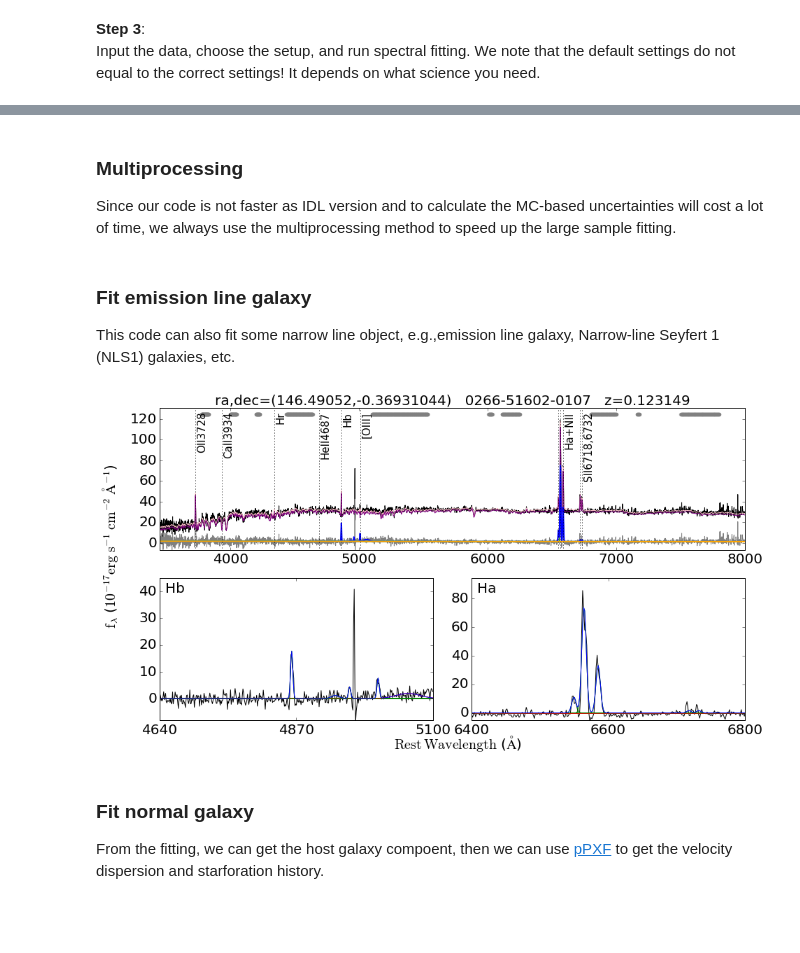
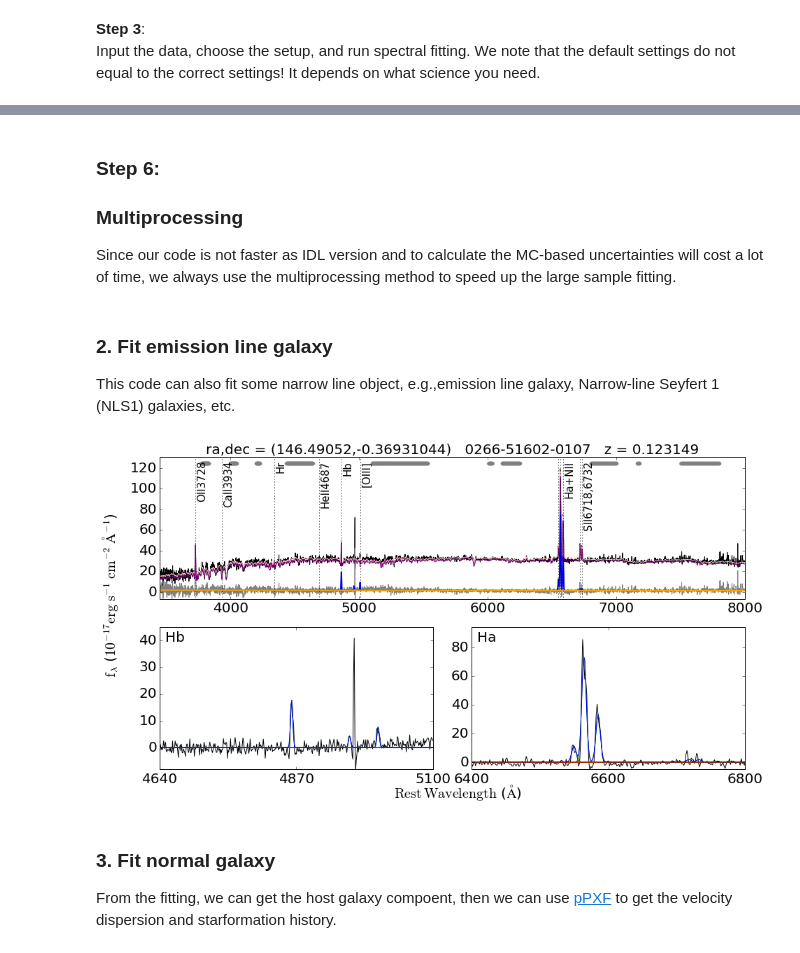
Before and after one commit to legolason/PyQSOFit, a Jupyter notebook: example.ipynb, the cells around one changed output, grey strips where cells are left out. Cells and saved outputs as stored; diff of their text form; code cells hidden in the pictures; blank space fills up the shorter version.

```diff
--- a/example.ipynb
+++ b/example.ipynb
@@ -248,4 +271,5 @@ Hb complex:
 # %% [markdown]
+### Step 6:
 ### Multiprocessing
 Since our code is not faster as IDL version and to calculate the MC-based uncertainties will cost a lot of time, we always use the multiprocessing method to speed up the large sample fitting.
 # %%
@@ -268,12 +292,12 @@ def job(files):
 
     q = QSOFit(lam, flux, err, z, ra = ra, dec = dec, plateid = plateid, mjd = mjd, fiberid = fiberid, path = path1)
 
-    q.Fit(name = None,nsmooth = 1, and_or_mask = False, deredden = True, reject_badpix = False, wave_range = None, wave_mask =None,\
-       decomposition_host = True, Mi = None, npca_gal = 5, npca_qso = 20, \
-       Fe_uv_op = True, poly = True, BC = False, rej_abs = False, initial_guess = None, MC = False, \
-        n_trails = 5, linefit = True, tie_lambda = True, tie_width = True, tie_flux_1 = False, tie_flux_2 = False,
-       save_result = False, plot_fig = True,save_fig = True, plot_line_name = True, plot_legend = True, \
-          dustmap_path = path4, save_fig_path = path3, save_fits_path = path2,save_fits_name = None)
+    q.Fit(name = None, nsmooth = 1, and_or_mask = False, deredden = True, reject_badpix = False, wave_range = None,\
+          wave_mask =None, decomposition_host = True, Mi = None, npca_gal = 5, npca_qso = 20, \
+          Fe_uv_op = True, poly = True, BC = False, rej_abs = False, initial_guess = None, MC = False, \
+          n_trails = 5, linefit = True, tie_lambda = True, tie_width = True, tie_flux_1 = False, tie_flux_2 = False,
+          save_result = False, plot_fig = True,save_fig = True, plot_line_name = True, plot_legend = True, \
+          dustmap_path = path4, save_fig_path = path3, save_fits_path = path2, save_fits_name = None)
 
 if __name__ == '__main__':
     start = timeit.default_timer()
@@ -288,37 +312,36 @@ if __name__ == '__main__':
     end = timeit.default_timer()
     print('Fitting finished in : '+str(np.round(end-start))+'s')
 # %% [markdown]
-### Fit emission line galaxy
+### 2. Fit emission line galaxy
 This code can also fit some narrow line object, e.g.,emission line galaxy, Narrow-line Seyfert 1 (NLS1) galaxies, etc.
 # %%
-data=fits.open(path1+'test/data/galaxy/spec-0266-51602-0107.fits')
-lam=10**data[1].data['loglam']        # OBS wavelength [A]
-flux=data[1].data['flux']             # OBS flux [erg/s/cm^2/A]
-err=1./np.sqrt(data[1].data['ivar'])  # 1 sigma error
-err[np.where(err == np.inf)] = 100    # set an upper limit for INF err
-z=data[2].data['z'][0]                # Redshift
+data = fits.open(path1+'test/data/galaxy/spec-0266-51602-0107.fits')
+lam = 10**data[1].data['loglam']        # OBS wavelength [A]
+flux = data[1].data['flux']             # OBS flux [erg/s/cm^2/A]
+err = 1./np.sqrt(data[1].data['ivar'])  # 1 sigma error
+z = data[2].data['z'][0]                # Redshift
 
 
 #Optinal
 ra=data[0].header['plug_ra']          # RA
 dec=data[0].header['plug_dec']        # DEC
 plateid = data[0].header['plateid']   # SDSS plate ID
 mjd = data[0].header['mjd']           # SDSS MJD
 fiberid = data[0].header['fiberid']   # SDSS fiber ID
 
 
 
-q = QSOFit(lam,flux,err,z,ra=ra,dec=dec,plateid= plateid,mjd=mjd,fiberid= fiberid,path = path)
+q = QSOFit(lam, flux, err, z, ra = ra, dec = dec, plateid = plateid, mjd = mjd, fiberid = fiberid, path = path)
 
-q.Fit(name=None, nsmooth =1, and_or_mask = False,deredden = True,reject_badpix = False,wave_range =None,wave_mask =None,\
-   decomposition_host = True, Mi = None, npca_gal = 5, npca_qso = 20,\
-   Fe_uv_op = True, poly = False, BC = False, rej_abs = False,initial_guess = None, MC = True, \
-    n_trails = 1,linefit = True, tie_lambda = True, tie_width = True, tie_flux_1 = True,tie_flux_2 = True,
-   save_result = True, plot_fig = True,save_fig = True,plot_line_name = True, plot_legend = False, \
-      dustmap_path='/Users/legolason/study/sed/dustmap/',save_fig_path =path3,save_fits_path= None, save_fits_name = None)
+q.Fit(name=None, nsmooth =1, and_or_mask = False, deredden = True, reject_badpix = False,wave_range = None,\
+      wave_mask = None, decomposition_host = True, Mi = None, npca_gal = 5, npca_qso = 20,\
+      Fe_uv_op = True, poly = False, BC = False, rej_abs = False, initial_guess = None, MC = True, \
+      n_trails = 1, linefit = True, tie_lambda = True, tie_width = True, tie_flux_1 = True, tie_flux_2 = True,
+      save_result = True, plot_fig = True, save_fig = True, plot_line_name = True, plot_legend = False, \
+      dustmap_path = path4, save_fig_path = path3, save_fits_path = None, save_fits_name = None)
 # %% [output]
-[figure, old version]
+[figure, new version]
 # %% [markdown]
-### Fit normal galaxy
-From the fitting, we can get the host galaxy compoent, then we can use [pPXF](http://www-astro.physics.ox.ac.uk/~mxc/software/) to get the velocity dispersion and starforation history.
+### 3. Fit normal galaxy
+From the fitting, we can get the host galaxy compoent, then we can use [pPXF](http://www-astro.physics.ox.ac.uk/~mxc/software/) to get the velocity dispersion and starformation history.
 # %%
```
Also changed, not shown: parts of 9 cells of this notebook, 1 other file.
